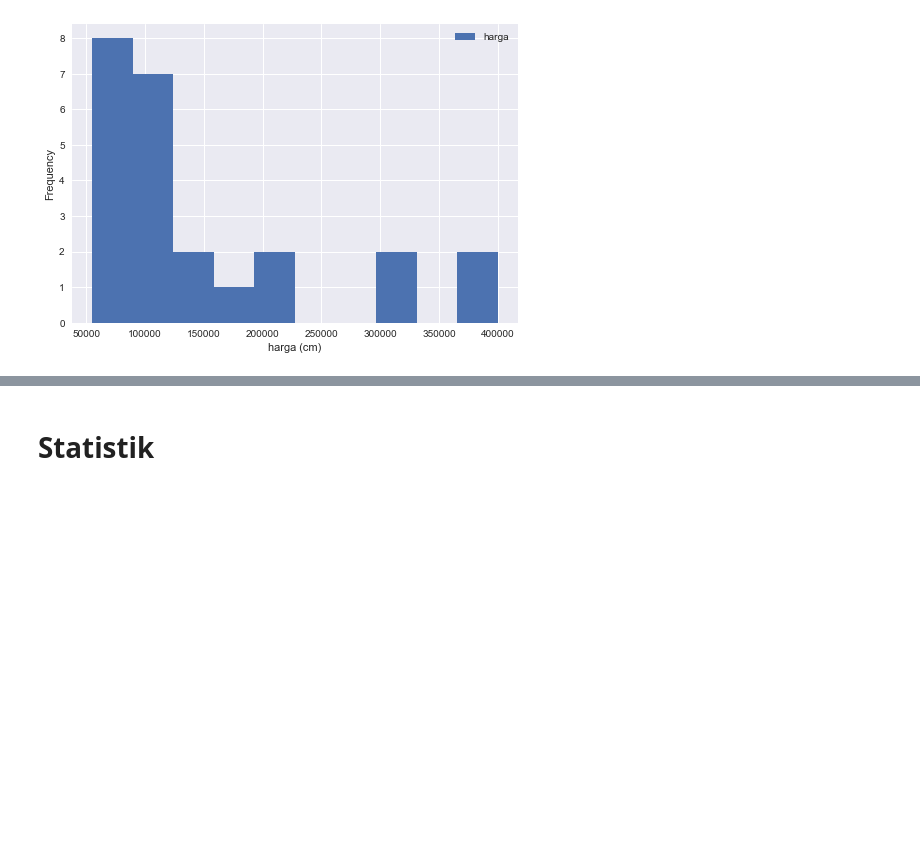
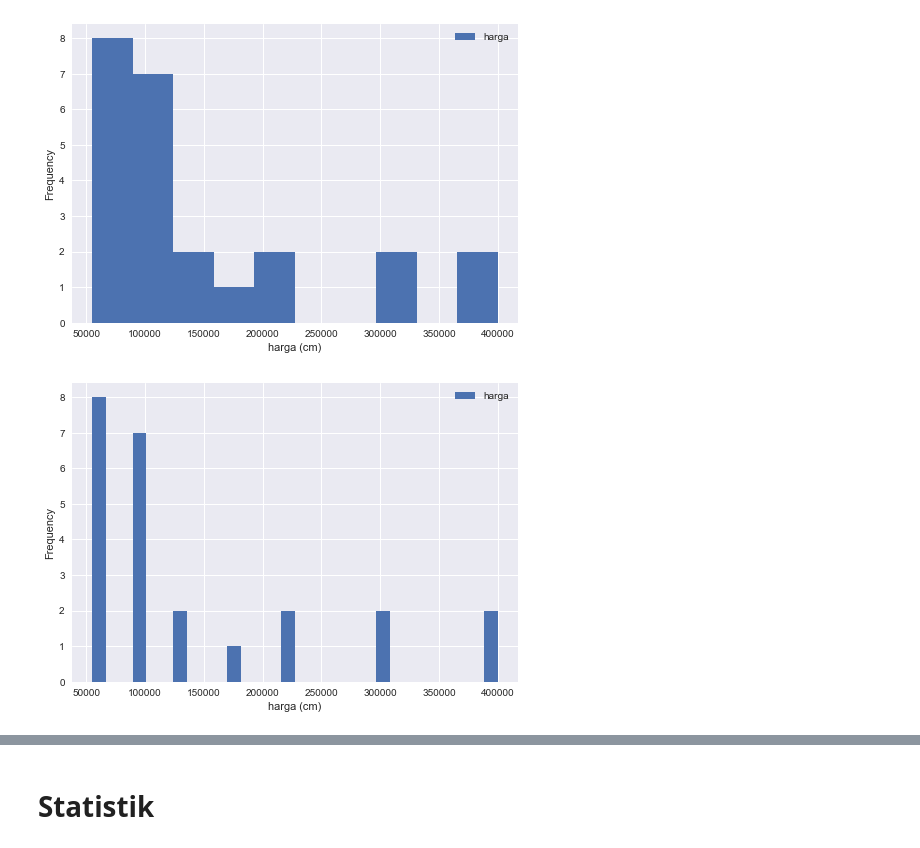
Before and after one commit to sitafara/Tugas_EDA_Data_Warehouse, a Jupyter notebook: Exploratory_Data_Analysis.ipynb, the cells around one changed output, grey strips where cells are left out. Cells and saved outputs as stored; diff of their text form; code cells hidden in the pictures; blank space fills up the shorter version.

```diff
--- a/Exploratory_Data_Analysis.ipynb
+++ b/Exploratory_Data_Analysis.ipynb
@@ -55,3 +55,9 @@ plt.xlabel('harga (cm)')
 # %% [output]
 Text(0.5, 0, 'harga (cm)')
 [figure]
+# %%
+transaksi.plot(y='harga', kind='hist', bins=30,)
+plt.xlabel('harga (cm)')
+plt.show()
+# %% [output]
+[figure, added]
```
Also changed, not shown: parts of 1 cell of this notebook.
